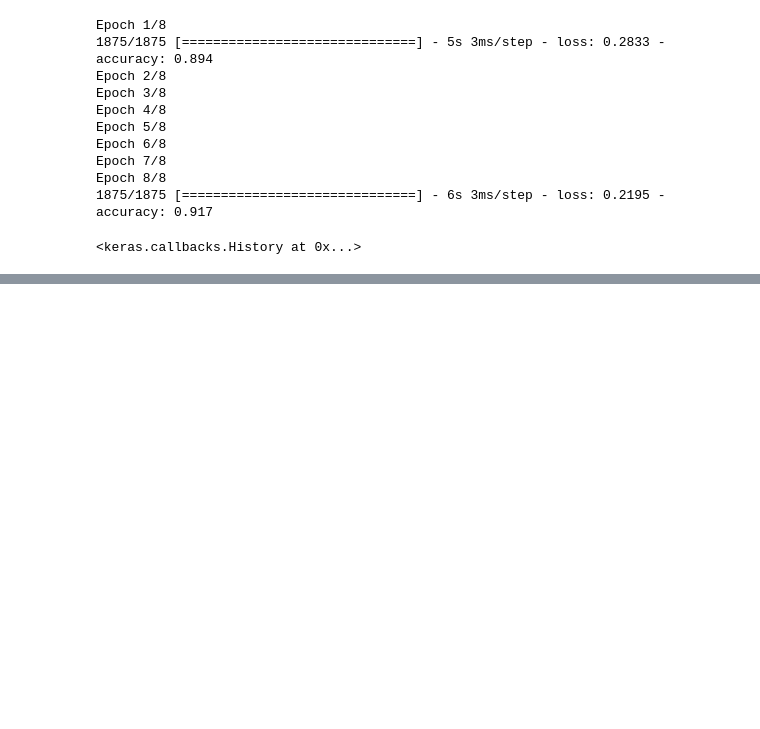
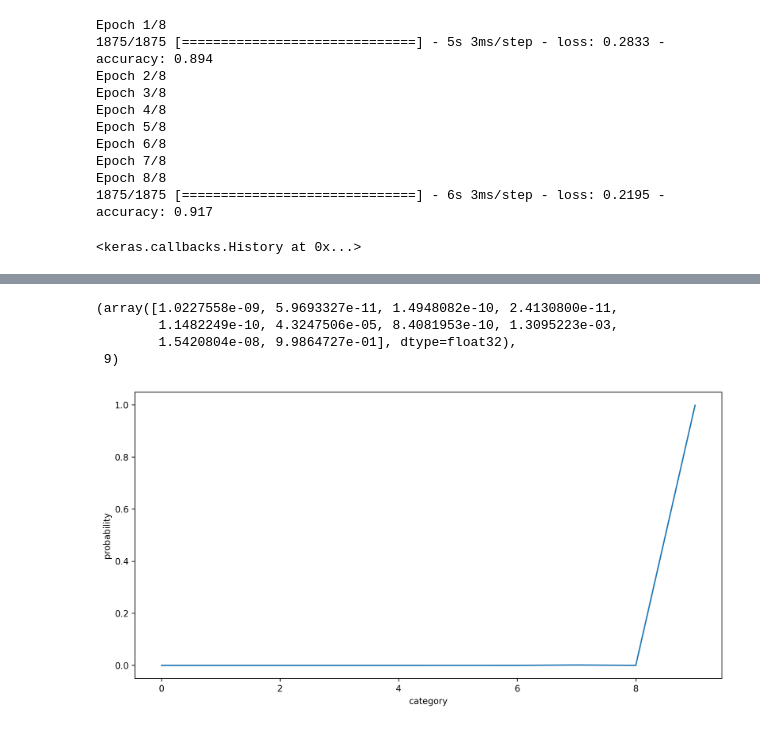
Before and after one commit to ashen007/Test_TF, a Jupyter notebook: notebooks/computer_vision.ipynb, the cells around one changed output, grey strips where cells are left out. Drawn from its saved outputs; the diff is of its cells as text; code cells hidden in the pictures; blank space fills up the shorter version.

Commit message:
evaluate model and predictions

```diff
--- a/notebooks/computer_vision.ipynb
+++ b/notebooks/computer_vision.ipynb
@@ -93,0 +101,16 @@ Epoch 8/8
+# %%
+classification = model.predict(test_images)
+classification[0], test_labels[0]
+# %% [output]
+(array([1.0227558e-09, 5.9693327e-11, 1.4948082e-10, 2.4130800e-11,
+        1.1482249e-10, 4.3247506e-05, 8.4081953e-10, 1.3095223e-03,
+        1.5420804e-08, 9.9864727e-01], dtype=float32),
+ 9)
+# %%
+plt.figure(figsize=[12, 6], dpi=300)
+sns.lineplot(x=list(range(10)), y=classification[0])
+plt.xlabel('category')
+plt.ylabel('probability')
+plt.show()
+# %% [output]
+[figure, added]
```
Also changed, not shown: parts of 2 cells of this notebook.
